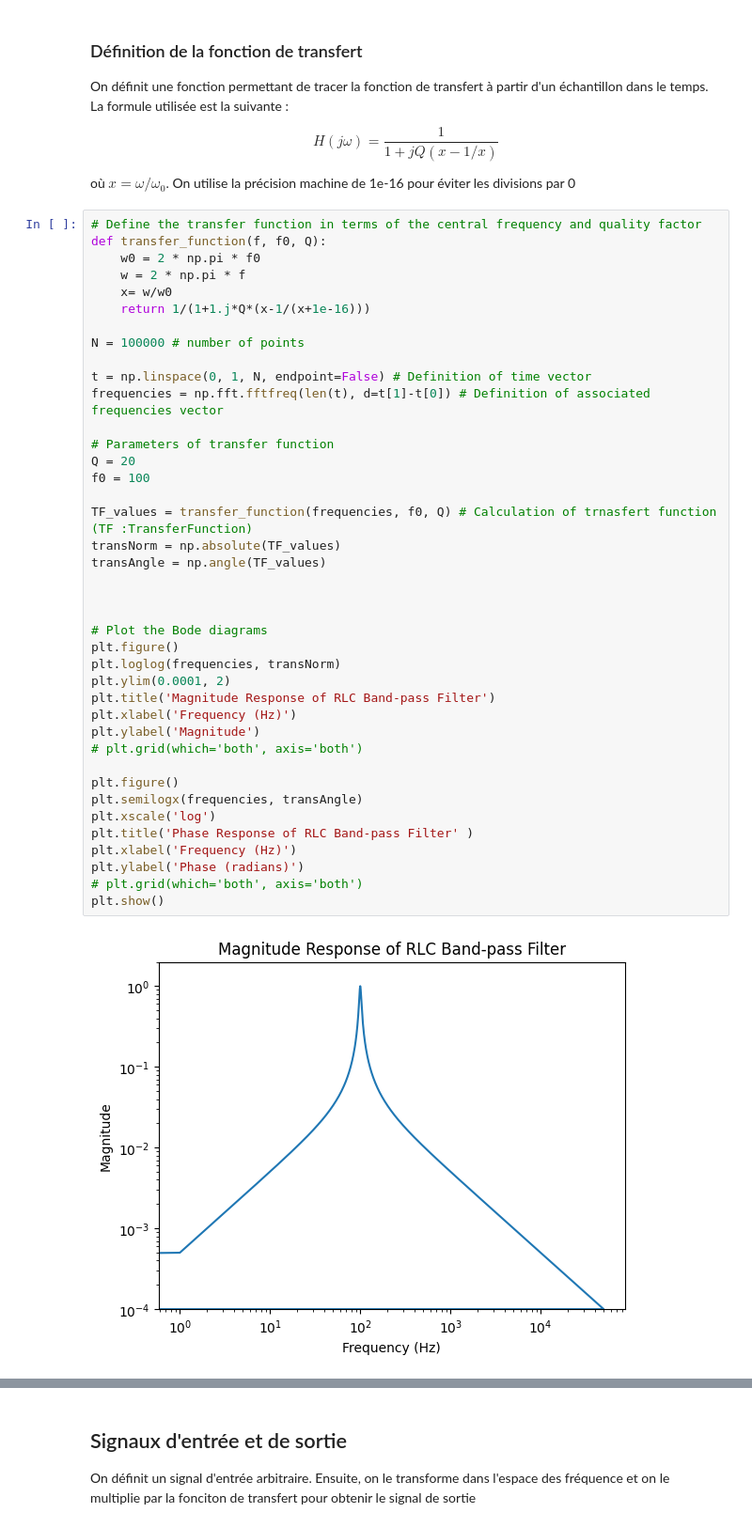
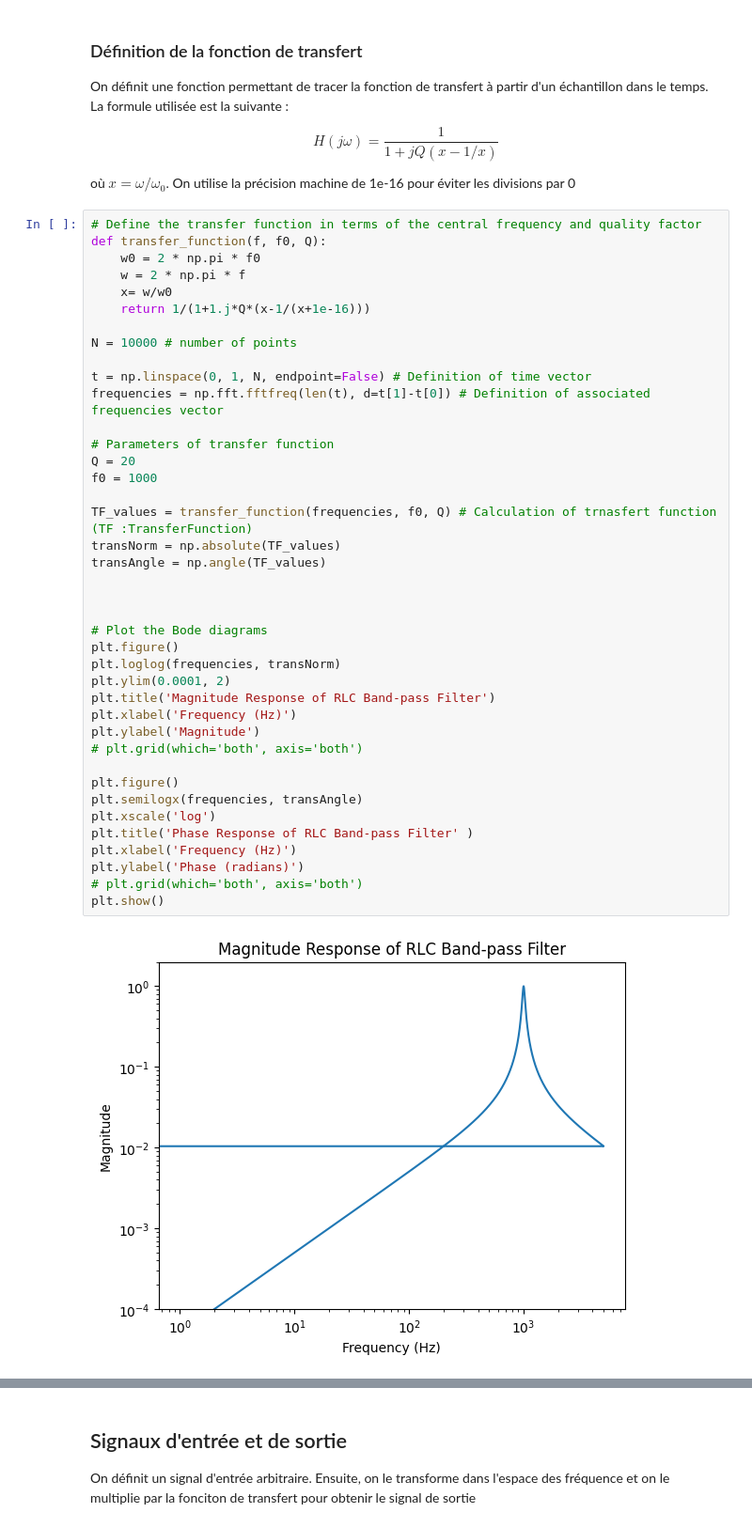
Before and after one commit to francisbpolymtl/TechExEquipe1, a Jupyter notebook: Mandat2/Simulations/plotSignals.ipynb, the cells around one changed output, grey strips where cells are left out. Shown: that part at 94% size. Drawn from its saved outputs; the diff is of its cells as text.

```diff
--- a/Mandat2/Simulations/plotSignals.ipynb
+++ b/Mandat2/Simulations/plotSignals.ipynb
@@ -32,37 +32,37 @@ def transfer_function(f, f0, Q):
     x= w/w0
     return 1/(1+1.j*Q*(x-1/(x+1e-16)))
 
-N = 100000 # number of points
+N = 10000 # number of points
 
 t = np.linspace(0, 1, N, endpoint=False) # Definition of time vector
 frequencies = np.fft.fftfreq(len(t), d=t[1]-t[0]) # Definition of associated frequencies vector
 
 # Parameters of transfer function
 Q = 20
-f0 = 100
+f0 = 1000
 
 TF_values = transfer_function(frequencies, f0, Q) # Calculation of trnasfert function (TF :TransferFunction)
 transNorm = np.absolute(TF_values)
 transAngle = np.angle(TF_values)
 
 
 
 # Plot the Bode diagrams
 plt.figure()
 plt.loglog(frequencies, transNorm)
 plt.ylim(0.0001, 2)
 plt.title('Magnitude Response of RLC Band-pass Filter')
 plt.xlabel('Frequency (Hz)')
 plt.ylabel('Magnitude')
 # plt.grid(which='both', axis='both')
 
 plt.figure()
 plt.semilogx(frequencies, transAngle)
 plt.xscale('log')
 plt.title('Phase Response of RLC Band-pass Filter' )
 plt.xlabel('Frequency (Hz)')
 plt.ylabel('Phase (radians)')
 # plt.grid(which='both', axis='both')
 plt.show()
 # %% [output]
-[figure, old version]
+[figure, new version]
```
Also changed, not shown: parts of 5 cells of this notebook.
